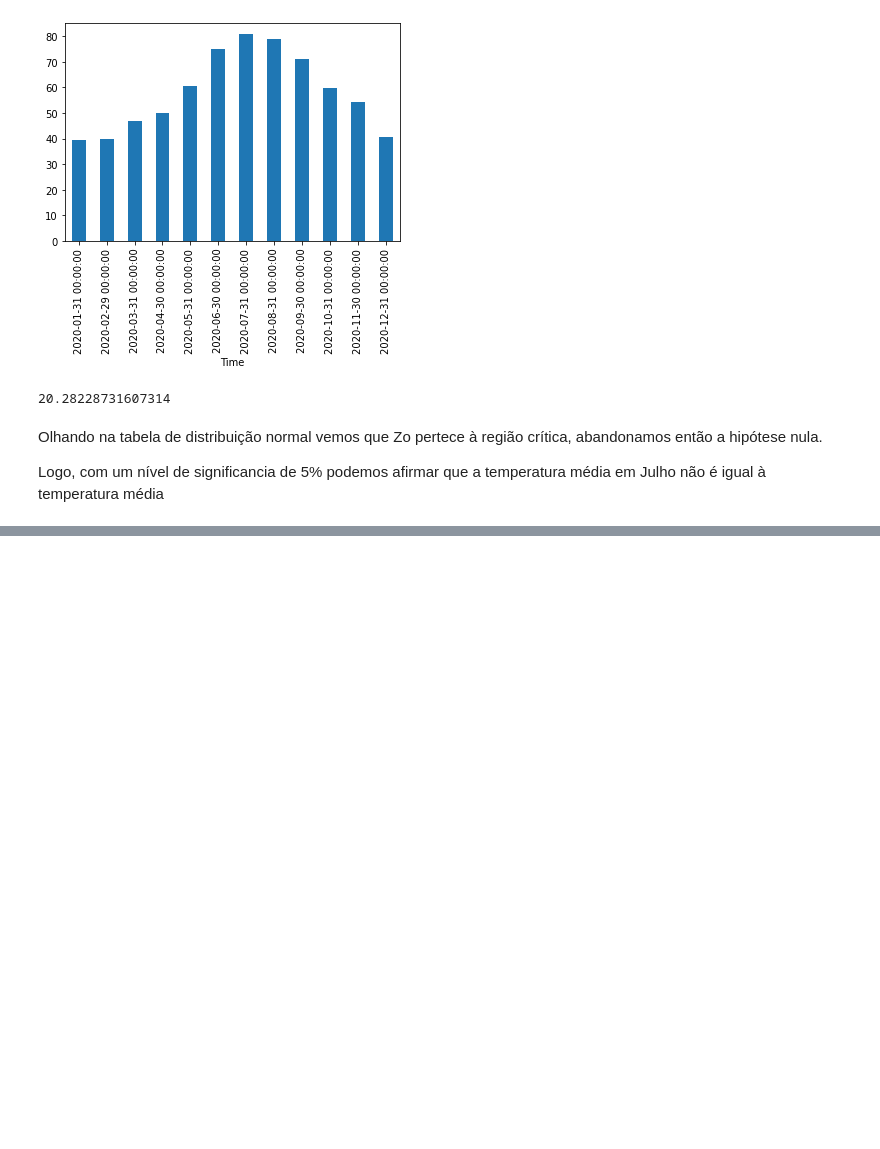
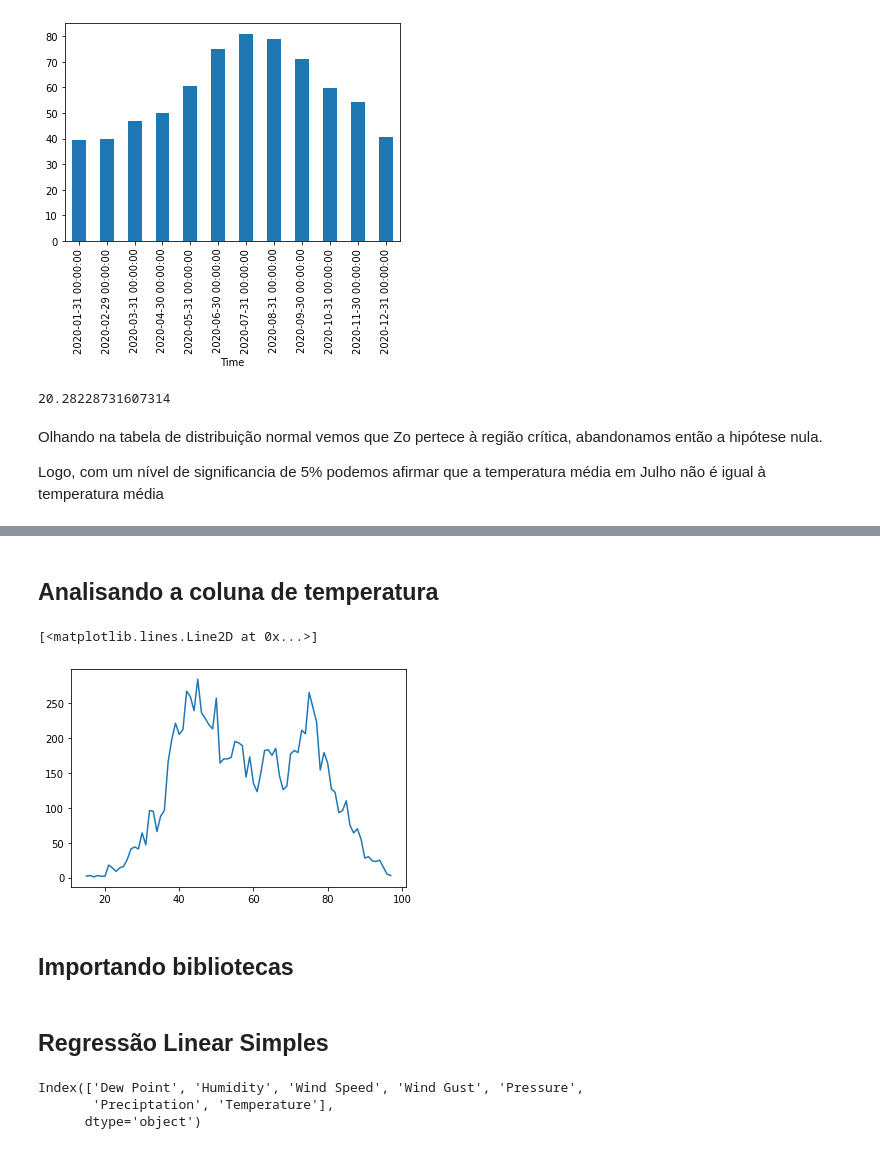
Before and after one commit to pedrohcaminha/projeto1DS, a Jupyter notebook: projeto_1.ipynb, the cells around one changed output, grey strips where cells are left out. Drawn from its saved outputs; the diff is of its cells as text; code cells hidden in the pictures; blank space fills up the shorter version.

```diff
--- a/projeto_1.ipynb
+++ b/projeto_1.ipynb
@@ -566,0 +609,2 @@ Logo, com um nível de significancia de 5% podemos afirmar que a temperatura mé
+# %%
+data = data[['Dew Point', 'Humidity', 'Wind Speed', 'Wind Gust', 'Pressure', 'Preciptation', 'Temperature']].copy()
@@ -566,0 +620,10 @@ Logo, com um nível de significancia de 5% podemos afirmar que a temperatura mé
+# %% [markdown]
+## Analisando a coluna de temperatura
+# %%
+temp = data.Temperature.value_counts().sort_index()
+plt.plot(temp)
+# %% [output]
+[<matplotlib.lines.Line2D at 0x...>]
+[figure, added]
+# %% [markdown]
+## Importando bibliotecas
@@ -566,0 +636,8 @@ Logo, com um nível de significancia de 5% podemos afirmar que a temperatura mé
+# %% [markdown]
+## Regressão Linear Simples
+# %%
+data.columns
+# %% [output]
+Index(['Dew Point', 'Humidity', 'Wind Speed', 'Wind Gust', 'Pressure',
+       'Preciptation', 'Temperature'],
+      dtype='object')
```
Also changed, not shown: parts of 59 cells of this notebook.
